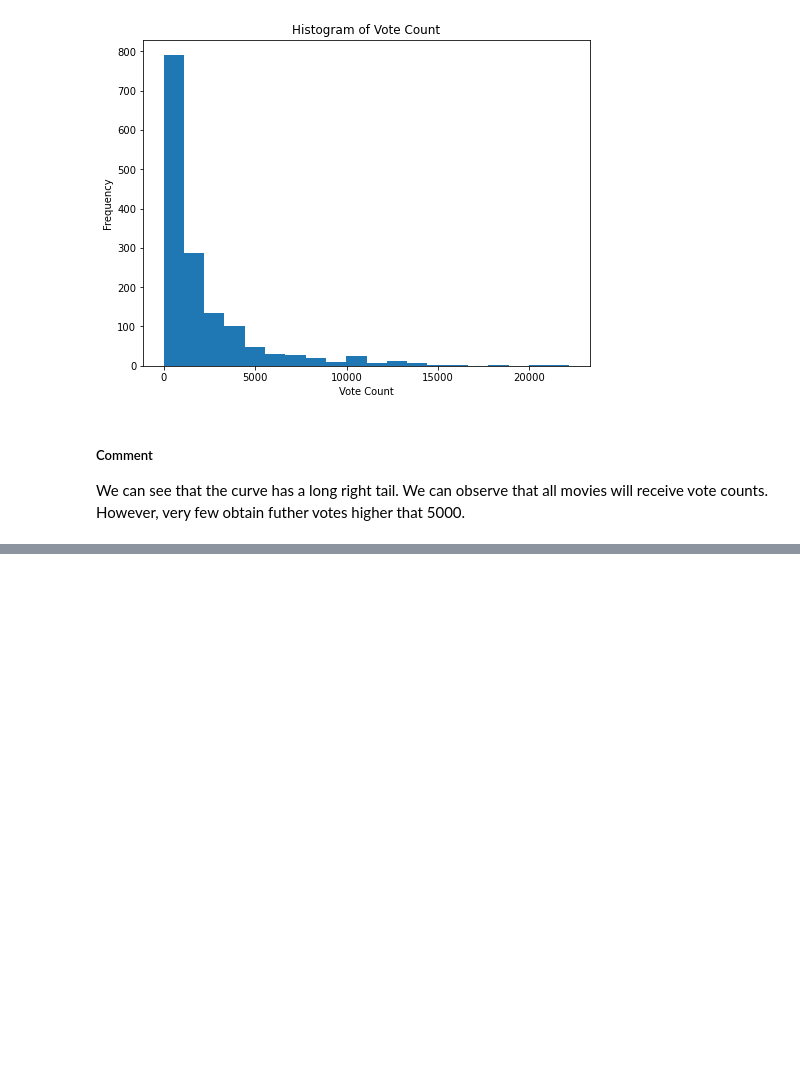
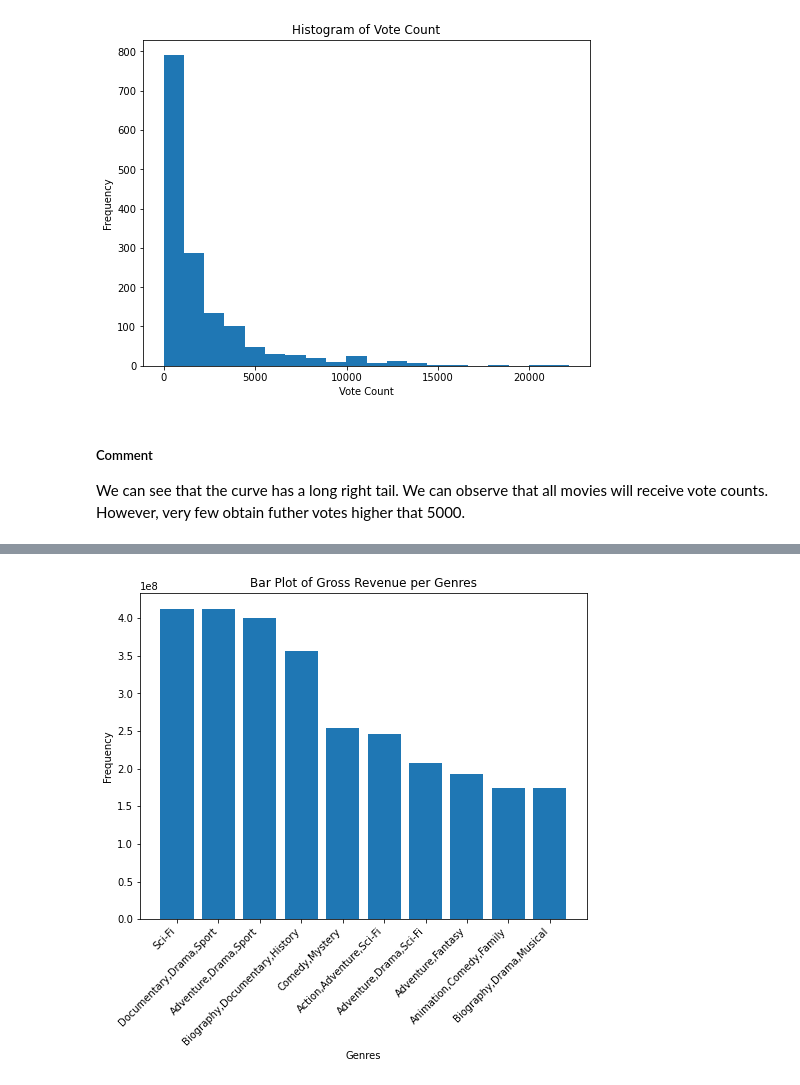
Before and after one commit to ggeorgekkariuki/Microsoft-Movie-Analysis, a Jupyter notebook: student.ipynb, the cells around one changed output, grey strips where cells are left out. Cells and saved outputs as stored; diff of their text form; code cells hidden in the pictures; blank space fills up the shorter version.

```diff
--- a/student.ipynb
+++ b/student.ipynb
@@ -585,0 +666,10 @@ We can see that the curve has a long right tail. We can observe that all movies
+# %%
+# Genres' Revenue generation
+genre_revenues = movies_df.groupby("genres")["revenue"].mean().sort_values(ascending = False)[:10]
+# genre_revenues.plot(kind='bar');
+plot_bar(data=genre_revenues,
+        title="Bar Plot of Gross Revenue per Genres",
+        xlabel="Genres",
+        ylabel="Frequency")
+# %% [output]
+[figure, added]
```
Also changed, not shown: parts of 22 cells of this notebook.
